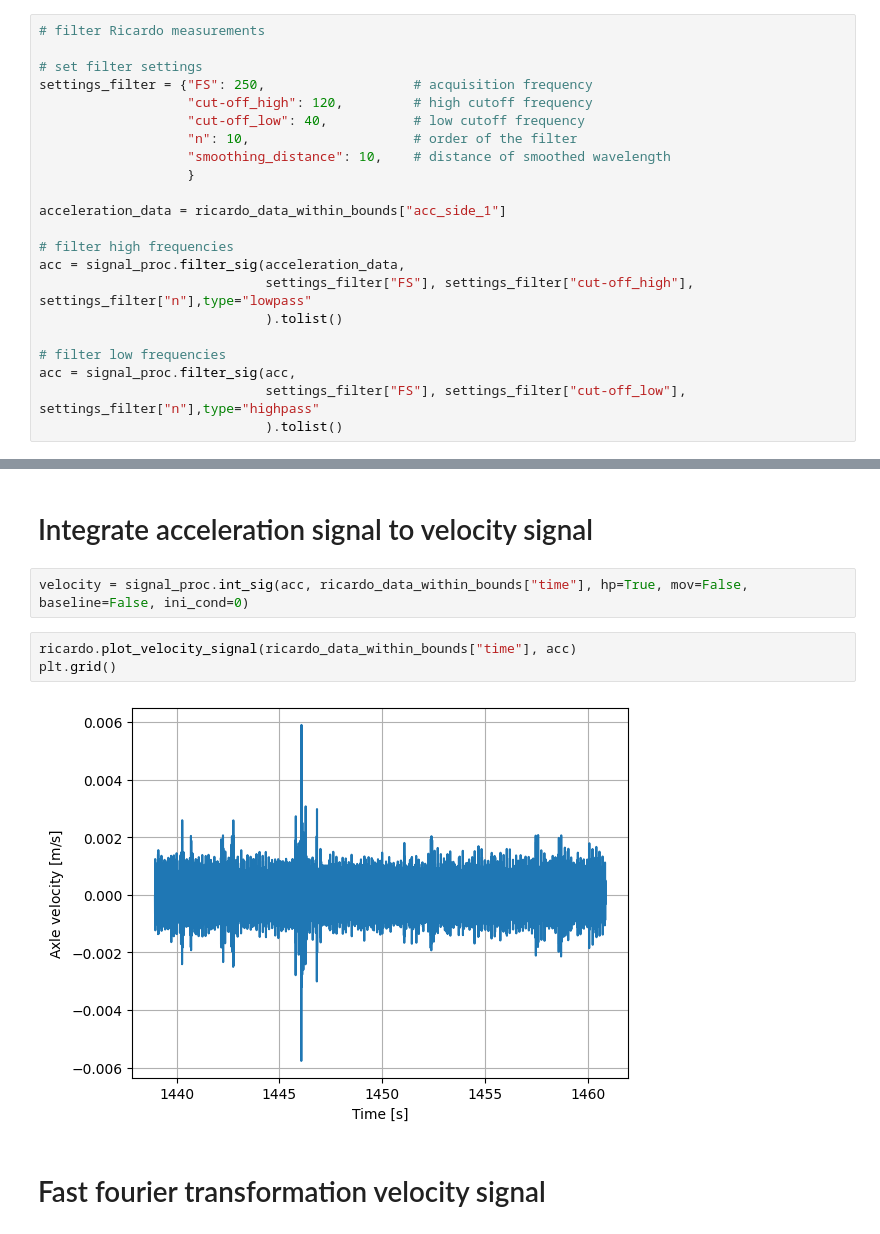
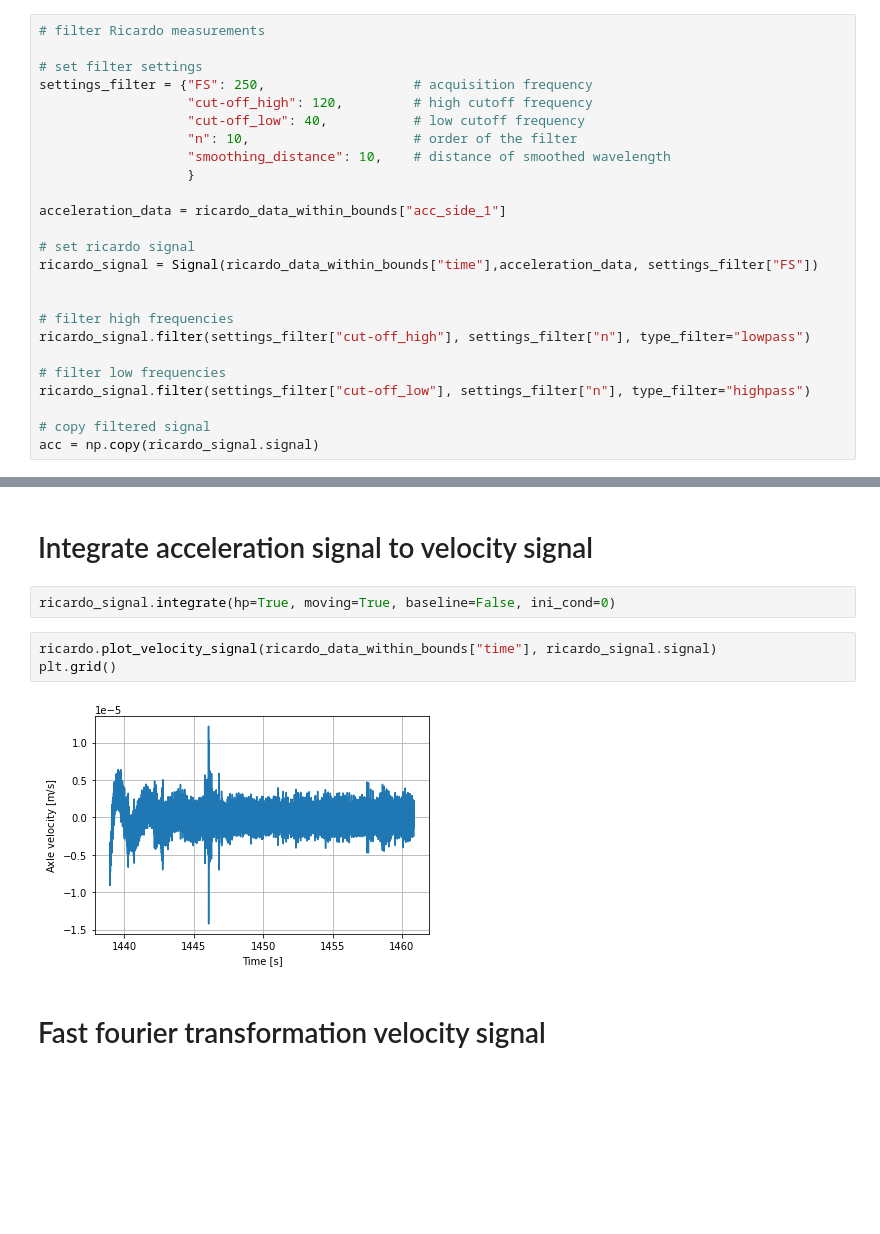
Before and after one commit to PlatypusBytes/ROSE, a Jupyter notebook: tutorials/rose_optimisation.ipynb, the cells around one changed output, grey strips where cells are left out. Cells and saved outputs as stored; diff of their text form; blank space fills up the shorter version.

Commit message:
integrated SignalProcessing signal processing package into rose optimisation package
Former-commit-id: 1aaf1edd2ef60e78acfa128df0d5ab5581662662

```diff
--- a/tutorials/rose_optimisation.ipynb
+++ b/tutorials/rose_optimisation.ipynb
@@ -104,15 +104,18 @@ settings_filter = {"FS": 250,                   # acquisition frequency
 
 acceleration_data = ricardo_data_within_bounds["acc_side_1"]
 
+# set ricardo signal
+ricardo_signal = Signal(ricardo_data_within_bounds["time"],acceleration_data, settings_filter["FS"])
+
+
 # filter high frequencies
-acc = signal_proc.filter_sig(acceleration_data,
-                             settings_filter["FS"], settings_filter["cut-off_high"], settings_filter["n"],type="lowpass"
-                             ).tolist()
+ricardo_signal.filter(settings_filter["cut-off_high"], settings_filter["n"], type_filter="lowpass")
 
 # filter low frequencies
-acc = signal_proc.filter_sig(acc,
-                             settings_filter["FS"], settings_filter["cut-off_low"], settings_filter["n"],type="highpass"
-                             ).tolist()
+ricardo_signal.filter(settings_filter["cut-off_low"], settings_filter["n"], type_filter="highpass")
+
+# copy filtered signal
+acc = np.copy(ricardo_signal.signal)
 # %%
 # plot filtered signal
 ricardo.plot_acceleration_signal(ricardo_data_within_bounds["time"], acc)
@@ -122,12 +125,12 @@ plt.grid()
 # %% [markdown]
 # Integrate acceleration signal to velocity signal
 # %%
-velocity = signal_proc.int_sig(acc, ricardo_data_within_bounds["time"], hp=True, mov=False, baseline=False, ini_cond=0)
+ricardo_signal.integrate(hp=True, moving=True, baseline=False, ini_cond=0)
 # %%
-ricardo.plot_velocity_signal(ricardo_data_within_bounds["time"], acc)
+ricardo.plot_velocity_signal(ricardo_data_within_bounds["time"], ricardo_signal.signal)
 plt.grid()
 # %% [output]
-[figure, old version]
+[figure, new version]
 # %% [markdown]
 # Fast fourier transformation velocity signal
 # %%
```
Also changed, not shown: parts of 15 cells of this notebook.
